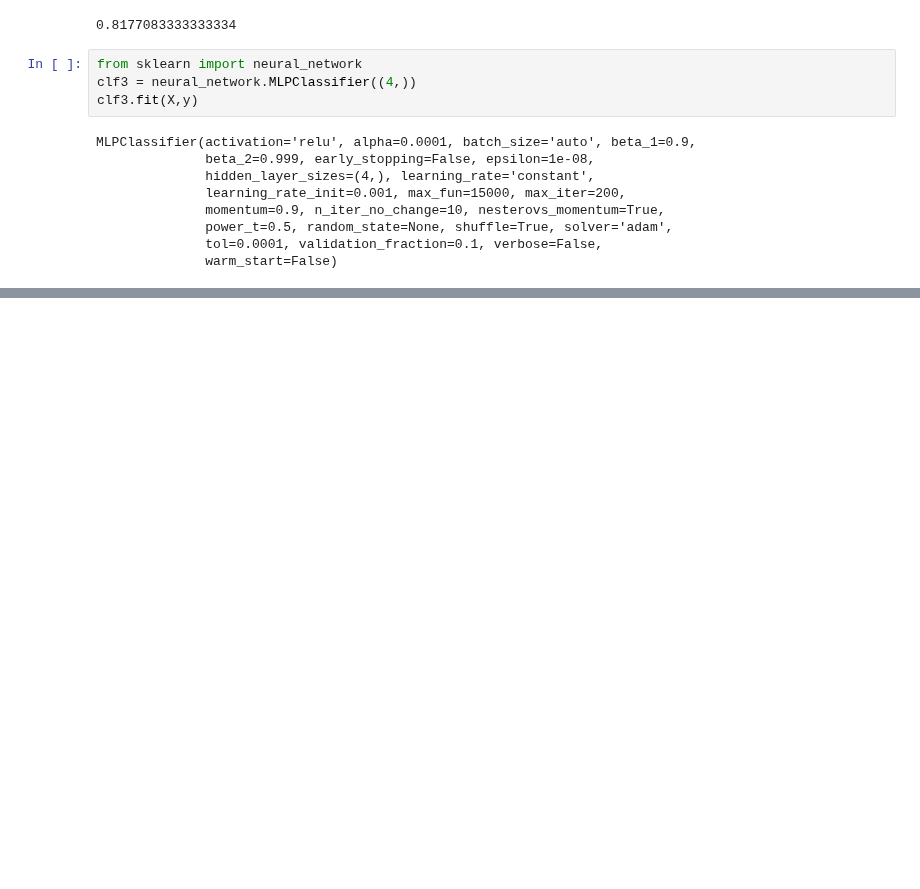
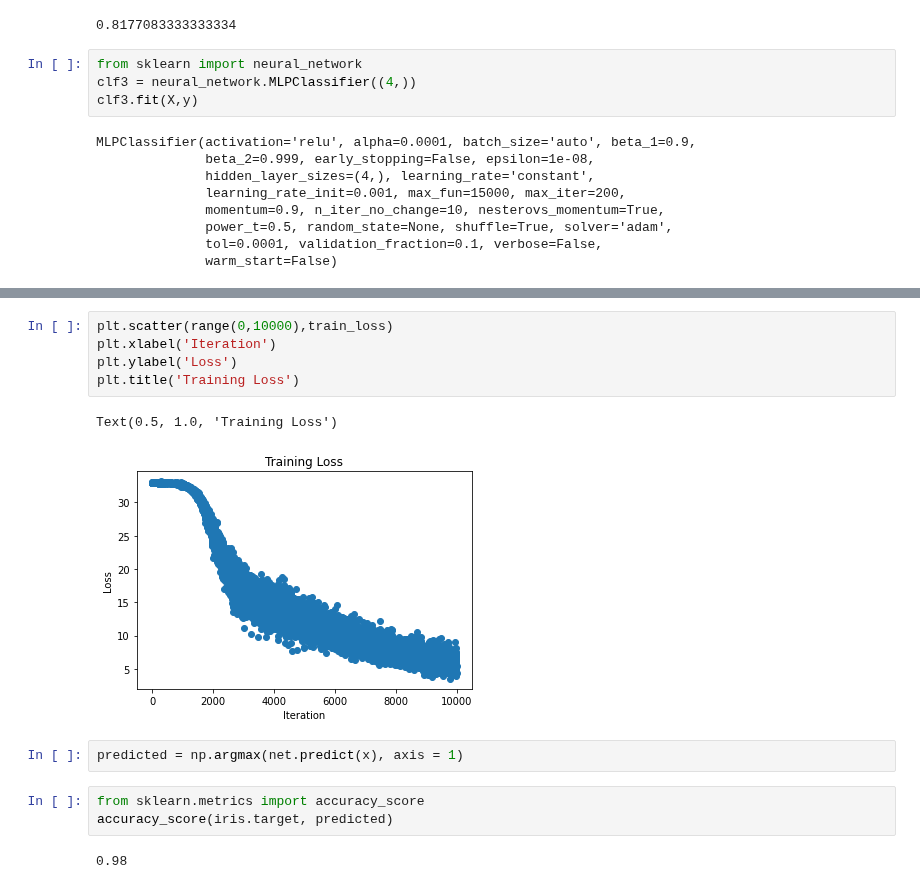
Before and after one commit to ywchiu/tibamedl, a Jupyter notebook: Demo20200321.ipynb, the cells around one changed output, grey strips where cells are left out. Saved outputs shown, nothing was run; the diff lists cells and outputs as text; blank space fills up the shorter version.

```diff
--- a/Demo20200321.ipynb
+++ b/Demo20200321.ipynb
@@ -359,0 +622,15 @@ MLPClassifier(activation='relu', alpha=0.0001, batch_size='auto', beta_1=0.9,
+# %%
+plt.scatter(range(0,10000),train_loss)
+plt.xlabel('Iteration')
+plt.ylabel('Loss')
+plt.title('Training Loss')
+# %% [output]
+Text(0.5, 1.0, 'Training Loss')
+[figure, added]
+# %%
+predicted = np.argmax(net.predict(x), axis = 1)
+# %%
+from sklearn.metrics import accuracy_score
+accuracy_score(iris.target, predicted)
+# %% [output]
+0.98
```
Also changed, not shown: parts of 27 cells of this notebook.
